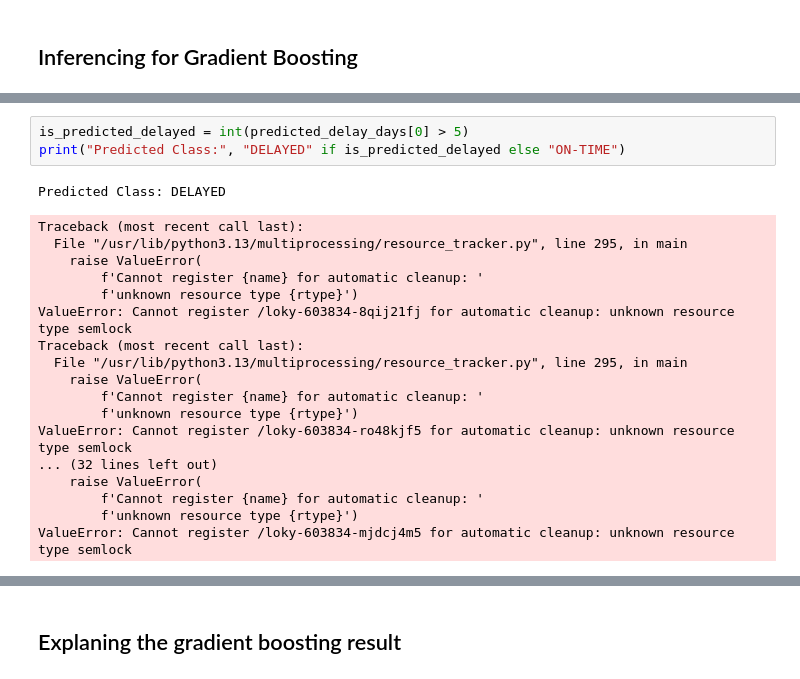
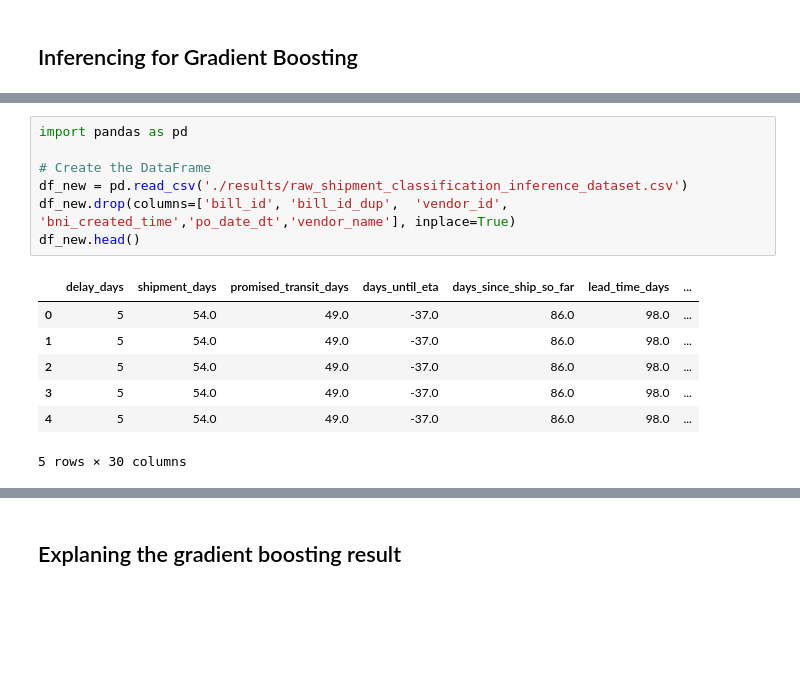
Before and after one commit to ideaboxai/ideaboxai-vertical-ml-service, a Jupyter notebook: notebooks/shipment_regression.py/models.ipynb, the cells around one changed output, grey strips where cells are left out. Cells and saved outputs as stored; diff of their text form; blank space fills up the shorter version.

```diff
--- a/notebooks/shipment_regression.py/models.ipynb
+++ b/notebooks/shipment_regression.py/models.ipynb
@@ -137,22 +118,15 @@ Predicted Delay Days: 6.79
-# %%
-is_predicted_delayed = int(predicted_delay_days[0] > 5)
-print("Predicted Class:", "DELAYED" if is_predicted_delayed else "ON-TIME")
-# %% [output]
-Predicted Class: DELAYED
-Traceback (most recent call last):
-  File "/usr/lib/python3.13/multiprocessing/resource_tracker.py", line 295, in main
-    raise ValueError(
-        f'Cannot register {name} for automatic cleanup: '
-        f'unknown resource type {rtype}')
-ValueError: Cannot register /loky-603834-8qij21fj for automatic cleanup: unknown resource type semlock
-Traceback (most recent call last):
-  File "/usr/lib/python3.13/multiprocessing/resource_tracker.py", line 295, in main
-    raise ValueError(
-        f'Cannot register {name} for automatic cleanup: '
-        f'unknown resource type {rtype}')
-ValueError: Cannot register /loky-603834-ro48kjf5 for automatic cleanup: unknown resource type semlock
-... (32 lines left out)
-    raise ValueError(
-        f'Cannot register {name} for automatic cleanup: '
-        f'unknown resource type {rtype}')
-ValueError: Cannot register /loky-603834-mjdcj4m5 for automatic cleanup: unknown resource type semlock
+# %%
+import pandas as pd
+
+# Create the DataFrame
+df_new = pd.read_csv('./results/raw_shipment_classification_inference_dataset.csv')
+df_new.drop(columns=['bill_id',	'bill_id_dup',	'vendor_id',	'bni_created_time','po_date_dt','vendor_name'], inplace=True)
+df_new.head()
+# %% [output]
+|  | delay_days | shipment_days | promised_transit_days | days_until_eta | days_since_ship_so_far | lead_time_days | ... |
+| 0 | 5 | 54.0 | 49.0 | -37.0 | 86.0 | 98.0 | ... |
+| 1 | 5 | 54.0 | 49.0 | -37.0 | 86.0 | 98.0 | ... |
+| 2 | 5 | 54.0 | 49.0 | -37.0 | 86.0 | 98.0 | ... |
+| 3 | 5 | 54.0 | 49.0 | -37.0 | 86.0 | 98.0 | ... |
+| 4 | 5 | 54.0 | 49.0 | -37.0 | 86.0 | 98.0 | ... |
+5 rows × 30 columns
```
Also changed, not shown: parts of 22 cells of this notebook, 12 other files.
